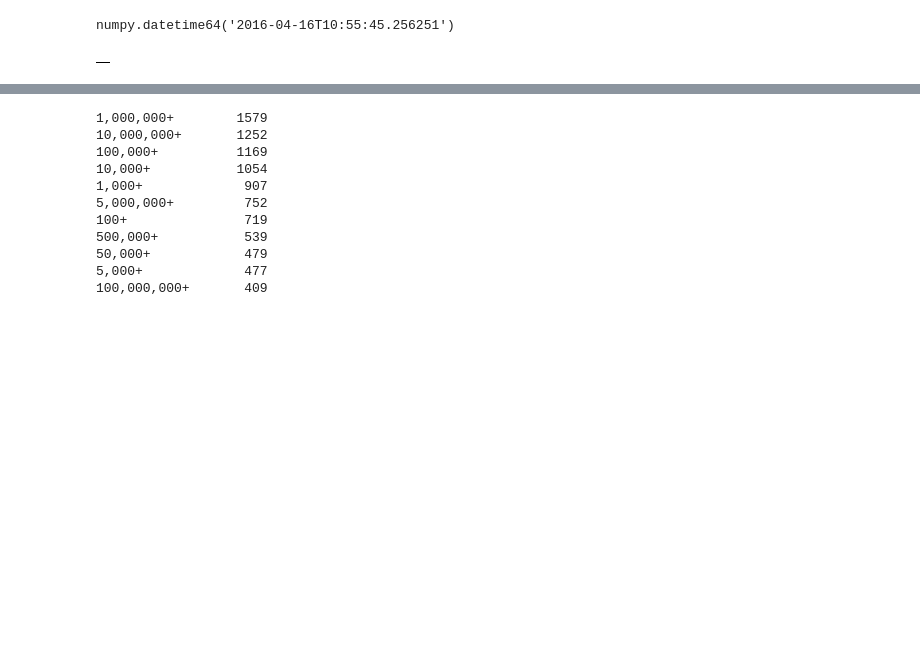
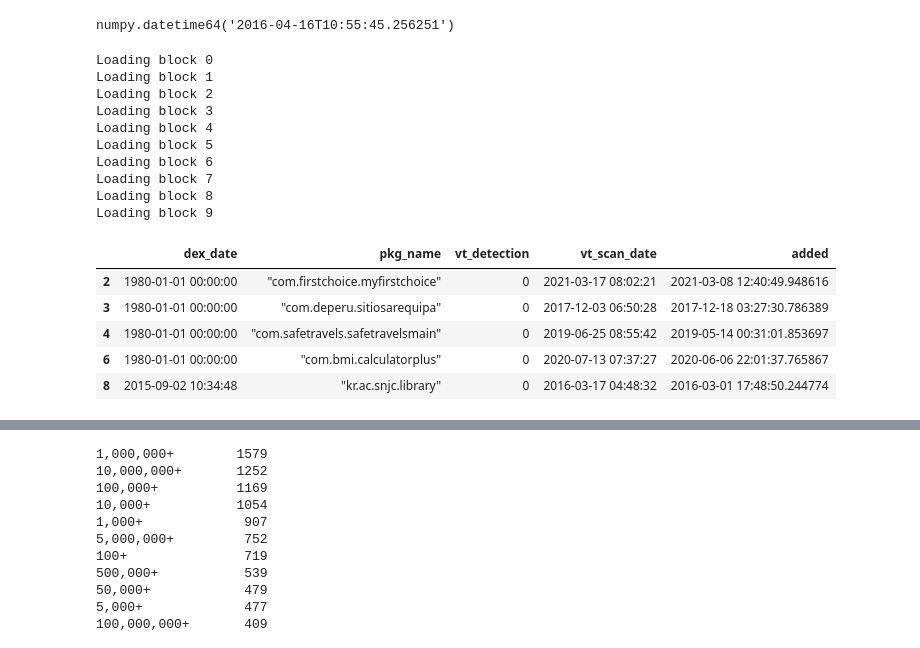
Before and after one commit to ArthurSidle/DataVisCW, a Jupyter notebook: test.ipynb, the cells around one changed output, grey strips where cells are left out. Drawn from its saved outputs; the diff is of its cells as text; code cells hidden in the pictures; blank space fills up the shorter version.

Commit message:
decompressor works, can't convert to datetime, needs better error handling

```diff
--- a/test.ipynb
+++ b/test.ipynb
@@ -128,21 +142,39 @@ np.datetime64('2016-04-16 10:55:45.256251')
 # %% [output]
 numpy.datetime64('2016-04-16T10:55:45.256251')
 # %%
-dl2 = DatasetLoader(zips[1],csvs[1][0],file_type='gz',lines=1000,max_blocks=2)
+dl2 = DatasetLoader(zips[1],csvs[1][0],file_type='gz',lines=10000,max_blocks=10)
 columns = ['dex_date','pkg_name','vt_detection','vt_scan_date','added']
 gp16_df = pd.DataFrame()
 
 for block in dl2.decompress_data():
+
+    #block.loc['added'] = pd.to_datetime(block['added'])
+    #block = block[block['added'] < '2018-01-01']
     block = block.query('markets == "play.google.com"')
-    block['added'] = block['added'].astype('M')
-    block = block.query('added < 2017-01-01')
+    block = block[columns]
 
     if gp16_df.empty:
         gp16_df = block
     else:
-        gp16_df = pd.concat(gp16_df, block)
+        gp16_df = pd.concat([gp16_df, block])
+
 
 
 gp16_df.head()
 # %% [output]
+Loading block 0
+Loading block 1
+Loading block 2
+Loading block 3
+Loading block 4
+Loading block 5
+Loading block 6
+Loading block 7
+Loading block 8
+Loading block 9
-|  |
+|  | dex_date | pkg_name | vt_detection | vt_scan_date | added |
+| 2 | 1980-01-01 00:00:00 | "com.firstchoice.myfirstchoice" | 0 | 2021-03-17 08:02:21 | 2021-03-08 12:40:49.948616 |
+| 3 | 1980-01-01 00:00:00 | "com.deperu.sitiosarequipa" | 0 | 2017-12-03 06:50:28 | 2017-12-18 03:27:30.786389 |
+| 4 | 1980-01-01 00:00:00 | "com.safetravels.safetravelsmain" | 0 | 2019-06-25 08:55:42 | 2019-05-14 00:31:01.853697 |
+| 6 | 1980-01-01 00:00:00 | "com.bmi.calculatorplus" | 0 | 2020-07-13 07:37:27 | 2020-06-06 22:01:37.765867 |
+| 8 | 2015-09-02 10:34:48 | "kr.ac.snjc.library" | 0 | 2016-03-17 04:48:32 | 2016-03-01 17:48:50.244774 |
```
Also changed, not shown: parts of 2 cells of this notebook.
